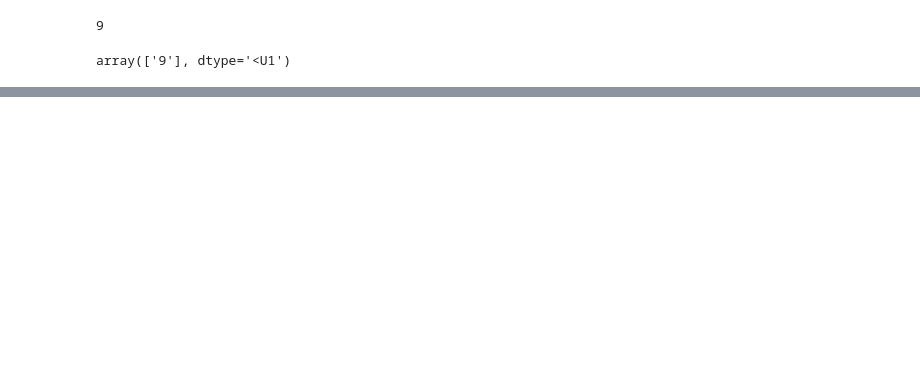
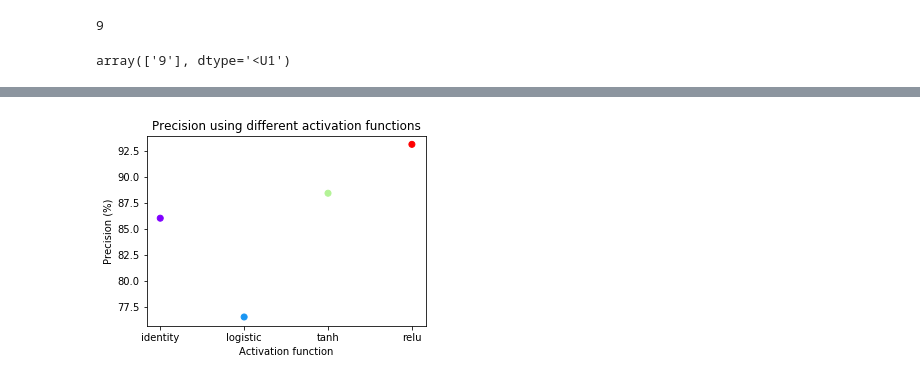
Before and after one commit to sandrrr/TP_supervised-learning, a Jupyter notebook: TP2_SV.ipynb, the cells around one changed output, grey strips where cells are left out. Cells and saved outputs as stored; diff of their text form; code cells hidden in the pictures; blank space fills up the shorter version.

```diff
--- a/TP2_SV.ipynb
+++ b/TP2_SV.ipynb
@@ -82,0 +158,31 @@ stopped at **"Construire cinq modèles de classification ..."**
+# %%
+# Choice of activation
+x = []
+y = []
+train_times = []
+tup = tuple(np.random.randint(170, 190, 8))
+activations = ['identity', 'logistic', 'tanh', 'relu']
+
+for activation in activations:
+    nn = MLPClassifier(hidden_layer_sizes=tup, solver='adam', activation=activation)
+    start_time = time.time()
+    nn.fit(x_train, y_train)
+    stop_time = time.time()
+
+    y_pred = nn.predict(x_test)
+    y.append(precision_score(y_test, y_pred, average='micro') * 100)
+    x.append(activation)
+    train_times.append(stop_time - start_time)
+# %%
+plt.figure(figsize=[5, 3.5])
+plt.scatter(activations, y, c=[1,3,7, 11], cmap='rainbow')
+plt.title("Precision using different activation functions")
+plt.ylabel("Precision (%)")
+plt.xlabel("Activation function")
+plt.savefig('ex4.1.png', dpi=300)
+
+print("NN hidden layer topology:", tup)
+
+for activation, time_ in zip(activations, train_times):
+    print("activation fn", activation, "took", "%.2f"%time_, "seconds to train")
+# %% [output]
@@ -82,0 +194 @@ stopped at **"Construire cinq modèles de classification ..."**
+[figure, added]
```
Also changed, not shown: parts of 21 cells of this notebook.
